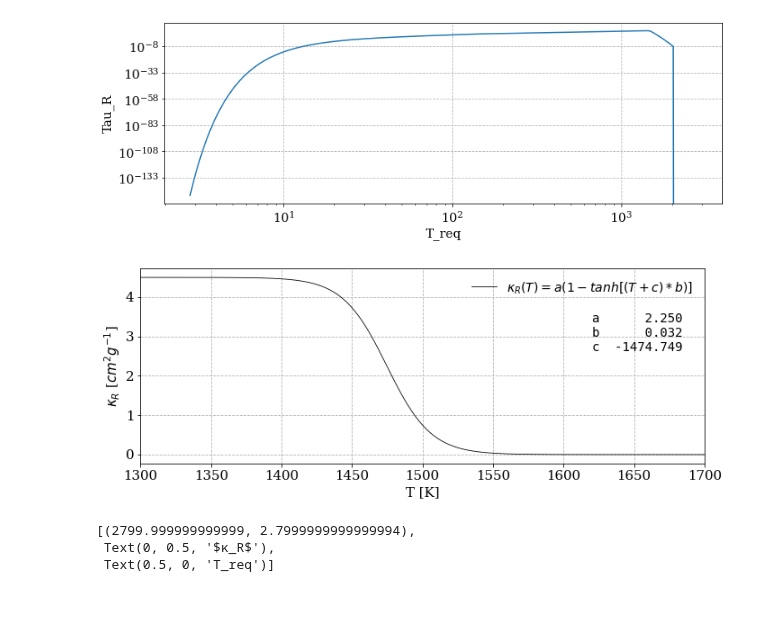
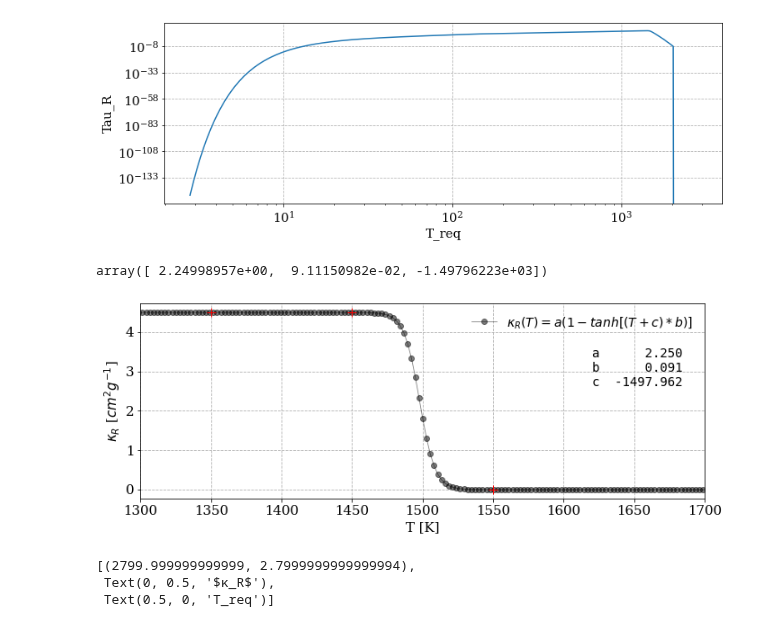
Before and after one commit to agent031/bachelor_code, a Jupyter notebook: Testing_values_T0/opacity_playaround.ipynb, the cells around one changed output. Saved outputs shown, nothing was run; the diff lists cells and outputs as text; code cells hidden in the pictures.

```diff
--- a/Testing_values_T0/opacity_playaround.ipynb
+++ b/Testing_values_T0/opacity_playaround.ipynb
@@ -129,31 +129,33 @@ axs.set(ylabel = 'Tau_R', xlabel = 'T_req')
 # %%
 fig, axs = plt.subplots(figsize = (10,4))
 axs.grid(ls = '--')
-T_values = np.array([150, 500, 1000, 1350, 1650,  2000, 2500, 2800])
-κ_r_values = np.array([4.5, 4.5, 4.5, 4.5, 0, 0, 0, 0, ])
+T_values = np.array([150, 500, 1000, 1350, 1450, 1550,  2000, 2500, 2800])
+κ_r_values = np.array([4.5, 4.5, 4.5, 4.5, 4.5, 0, 0, 0, 0, ])
 sigma = 0.1
 fit, value, error, cov, X, Y = chi2_fit(τ_R_func, T_values, κ_r_values, sigma, np.array([4.5, 1e-2, -1400]))
-axs.plot(X, Y, label = '$κ_R(T)=a(1 - tanh[(T + c) * b)]$', lw = 0.8, c = 'black')
+axs.plot(X, Y, 'o-', label = '$κ_R(T)=a(1 - tanh[(T + c) * b)]$', lw = 0.8, c = 'black', alpha = 0.5)
 axs.set(xlim = (1300, 1700), xlabel = 'T [K]', ylabel = '$κ_R$ [$cm^2g^{-1}$]')
-#axs.plot(T_values, κ_r_values, 'o')
+axs.plot(T_values, κ_r_values, '+', c = 'red', ms= 10)
 #axs.set(xticks = np.arange(100, 2600, 200))
 
 a, b, c = value
 
 d = {'a':   a,
     'b':   b,
     'c':   c,
     }
 
 text = nice_string_output(d, extra_spacing=2, decimals=3)
 add_text_to_ax(0.8, 0.775, text, axs, fontsize=14)
 
 
 axs.legend(frameon = False, prop = {'size':14})
 plt.tight_layout()
-plt.savefig('../graphics/kappa_func', dpi = 400)
+#plt.savefig('../graphics/kappa_func', dpi = 400)
+value
 # %% [output]
+array([ 2.24998957e+00,  9.11150982e-02, -1.49796223e+03])
-[figure, old version]
+[figure, new version]
 # %%
 def kappa_R(T):
     if type(T) != np.ndarray:
```
Also changed, not shown: 7 other files.
